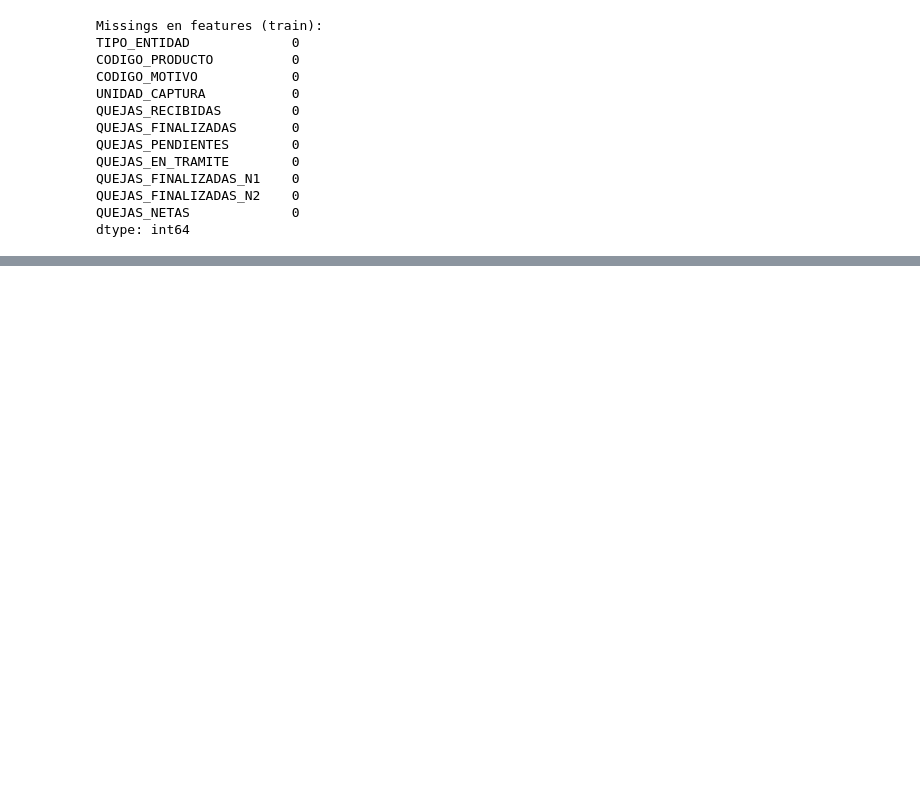
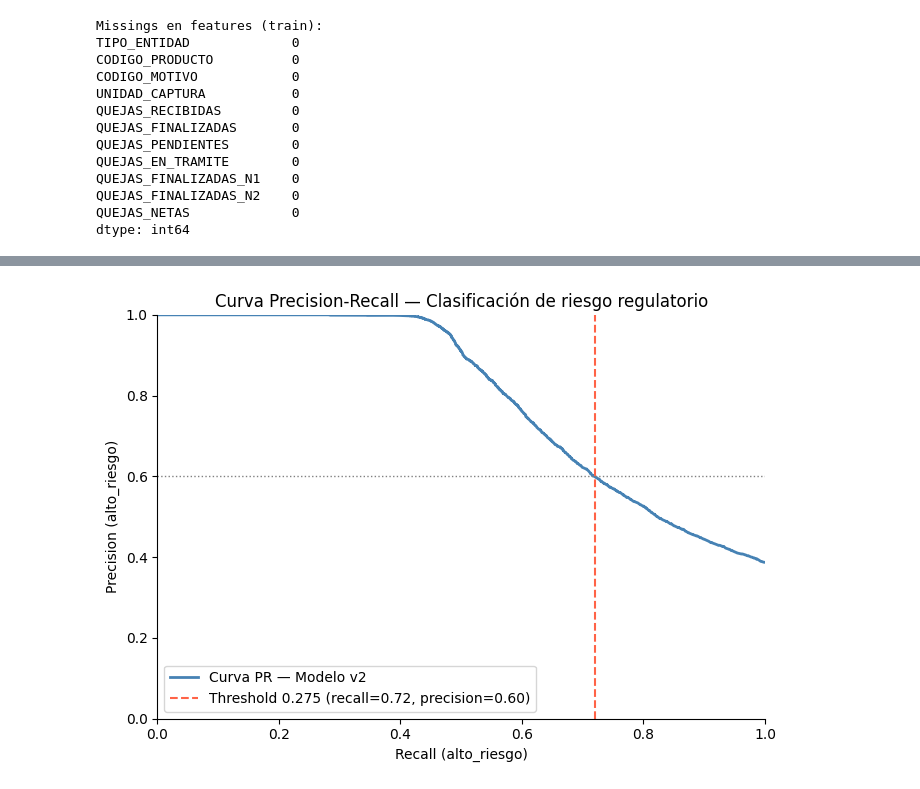
Before and after one commit to eltapazul57/accenture-test-1, a Jupyter notebook: routeB.ipynb, the cells around one changed output, grey strips where cells are left out. Cells and saved outputs as stored; diff of their text form; code cells hidden in the pictures; blank space fills up the shorter version.

```diff
--- a/routeB.ipynb
+++ b/routeB.ipynb
@@ -893,7 +897,7 @@ por entidad, producto y canal.
 ## S3: Modelado
 # %%
 #Subconjunto de modelado
-mask_favor = df['TOTAL_FAVOR'].notna() & df['QUEJAS_FINALIZADAS'].notna() & (df['QUEJAS_FINALIZADAS'] > 0)
+mask_favor = (df['TOTAL_FAVOR'] > 0) & (df['QUEJAS_FINALIZADAS'] > 0)
 df_model = df[mask_favor].copy()
 
 df_model['TASA_FAVOR'] = df_model['TOTAL_FAVOR'] / df_model['QUEJAS_FINALIZADAS']
@@ -963,0 +1084,16 @@ dtype: int64
+# %%
+from sklearn.metrics import precision_recall_curve
+import numpy as np
+
+precisions, recalls, thresholds = precision_recall_curve(y_test, y_proba2)
+
+# Threshold que maximiza recall con precision mínima aceptable (0.60)
+mask = precisions >= 0.60
+if mask.any():
+    best_idx = np.argmax(recalls[:-1][mask[:-1]])
+    best_threshold = thresholds[mask[:-1]][best_idx]
+    print(f"Threshold óptimo (precision >= 0.60): {best_threshold:.3f}")
+
+    y_pred_ajustado = (y_proba2 >= best_threshold).astype(int)
+    print(classification_report(y_test, y_pred_ajustado,
+                                 target_names=['bajo_riesgo', 'alto_riesgo']))
@@ -963,0 +1110,21 @@ dtype: int64
+# %%
+import matplotlib.pyplot as plt
+
+fig, ax = plt.subplots(figsize=(7, 5))
+
+ax.plot(recalls, precisions, color='steelblue', lw=2, label='Curva PR — Modelo v2')
+ax.axvline(x=0.72, color='tomato', linestyle='--', lw=1.5, label=f'Threshold 0.275 (recall=0.72, precision=0.60)')
+ax.axhline(y=0.60, color='gray', linestyle=':', lw=1)
+
+ax.set_xlabel('Recall (alto_riesgo)')
+ax.set_ylabel('Precision (alto_riesgo)')
+ax.set_title('Curva Precision-Recall — Clasificación de riesgo regulatorio')
+ax.legend()
+ax.set_xlim([0, 1])
+ax.set_ylim([0, 1])
+
+plt.tight_layout()
+plt.savefig('pr_curve.png', dpi=150)
+plt.show()
+# %% [output]
+[figure, added]
```
Also changed, not shown: parts of 8 cells of this notebook.
